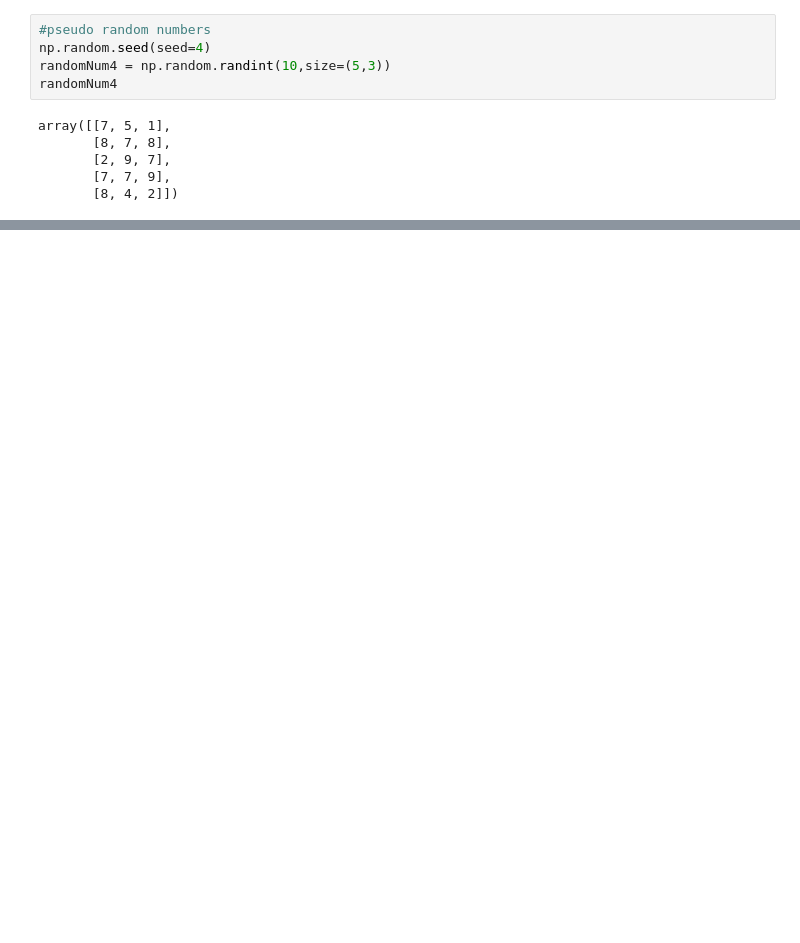
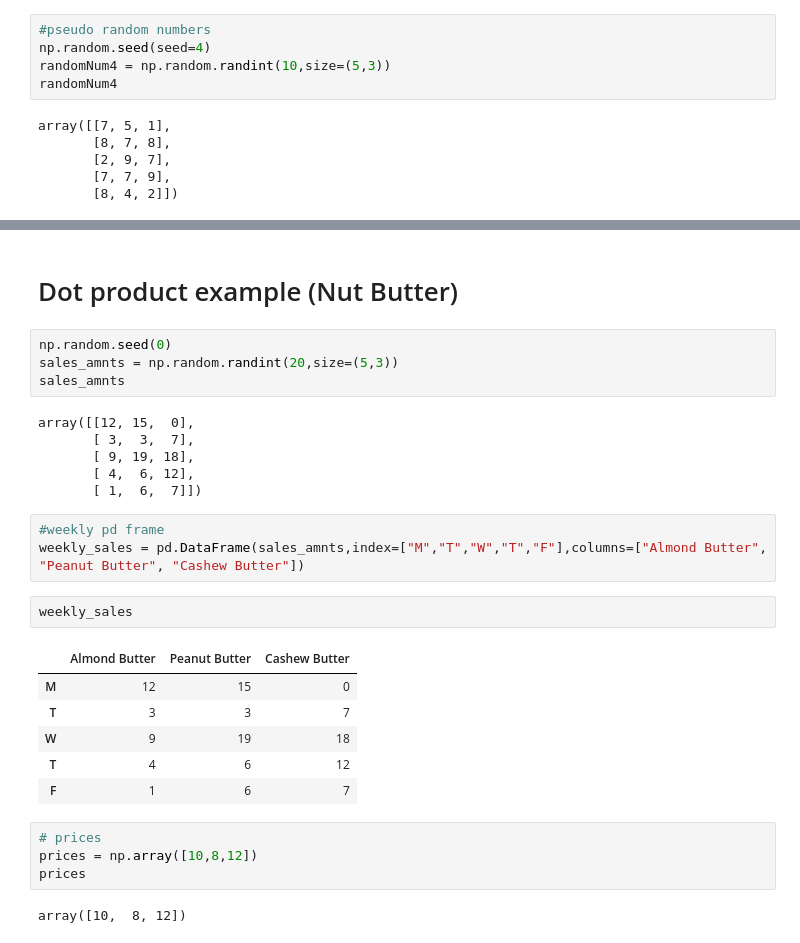
Before and after one commit to patricphinehas/udmy, a Jupyter notebook: l1/numpy Learning.ipynb, the cells around one changed output, grey strips where cells are left out. Saved outputs shown, nothing was run; the diff lists cells and outputs as text; blank space fills up the shorter version.

```diff
--- a/l1/numpy Learning.ipynb
+++ b/l1/numpy Learning.ipynb
@@ -117,0 +326,30 @@ array([[7, 5, 1],
+# %% [markdown]
+# Dot product example (Nut Butter)
+# %%
+np.random.seed(0)
+sales_amnts = np.random.randint(20,size=(5,3))
+sales_amnts
+# %% [output]
+array([[12, 15,  0],
+       [ 3,  3,  7],
+       [ 9, 19, 18],
+       [ 4,  6, 12],
+       [ 1,  6,  7]])
+# %%
+#weekly pd frame
+weekly_sales = pd.DataFrame(sales_amnts,index=["M","T","W","T","F"],columns=["Almond Butter", "Peanut Butter", "Cashew Butter"])
+# %%
+weekly_sales
+# %% [output]
+|  | Almond Butter | Peanut Butter | Cashew Butter |
+| M | 12 | 15 | 0 |
+| T | 3 | 3 | 7 |
+| W | 9 | 19 | 18 |
+| T | 4 | 6 | 12 |
+| F | 1 | 6 | 7 |
+# %%
+# prices
+prices = np.array([10,8,12])
+prices
+# %% [output]
+array([10,  8, 12])
```
Also changed, not shown: parts of 69 cells of this notebook, 4 other files.
